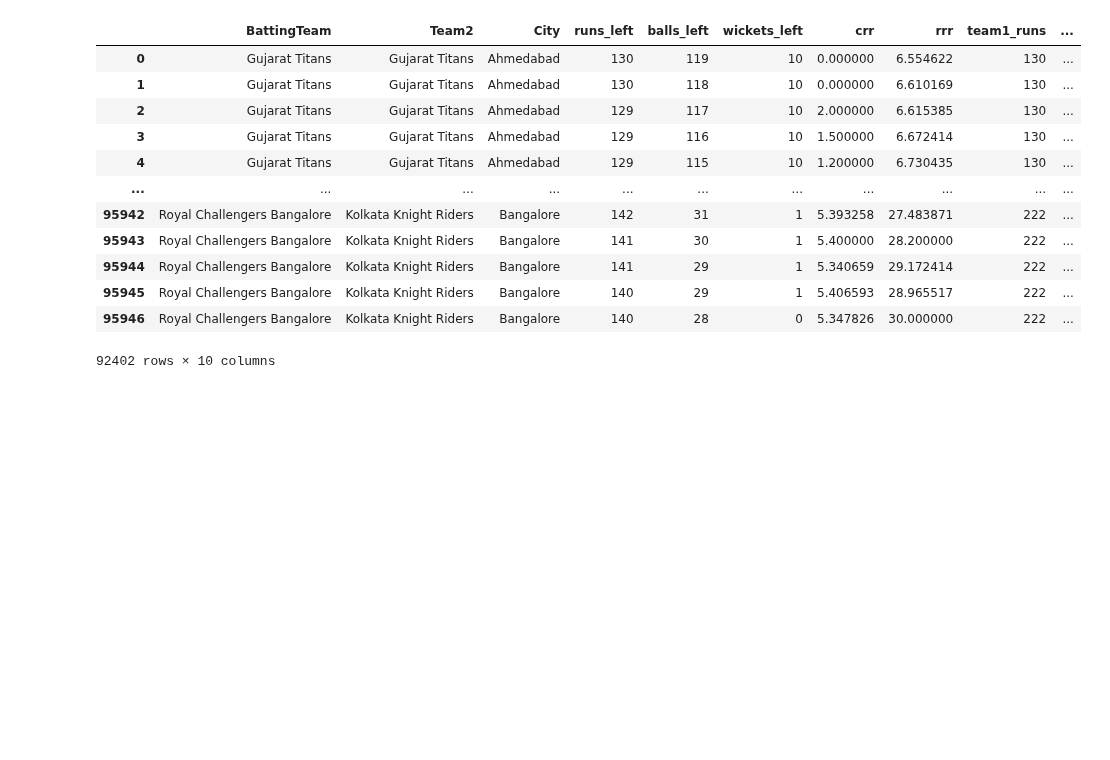
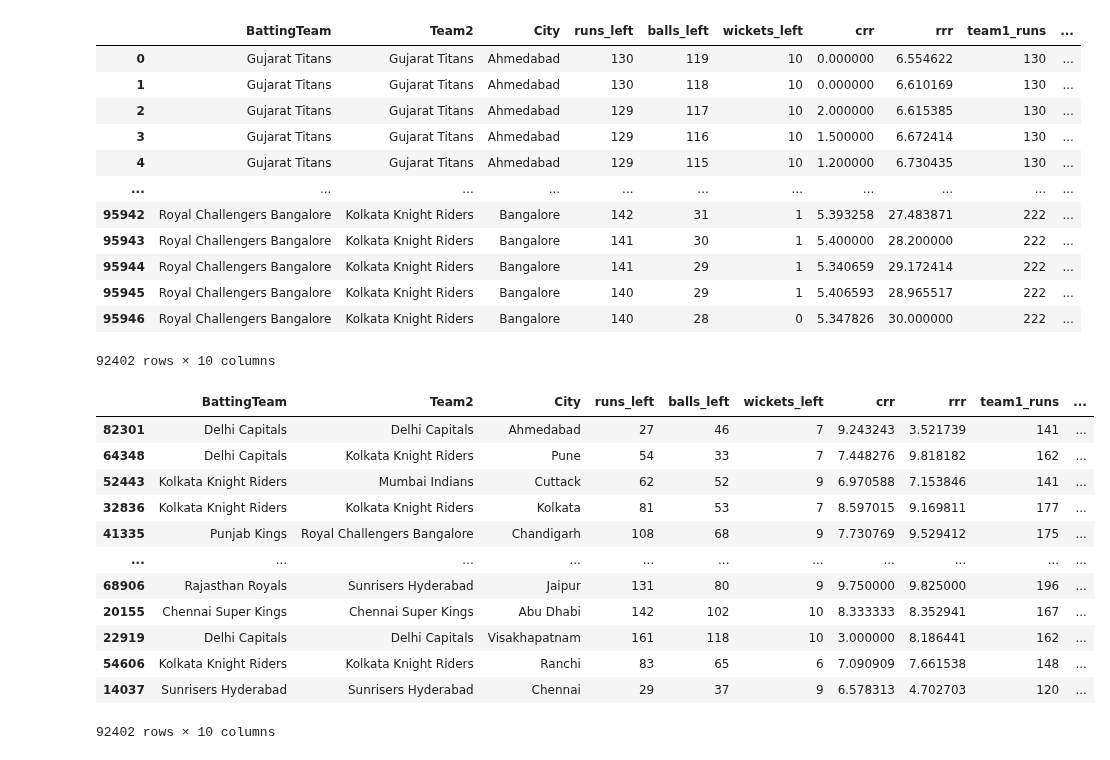
Before and after one commit to bainskarman/projects, a Jupyter notebook: IPL Winner Prediction/notebook.ipynb, the cells around one changed output. Cells and saved outputs as stored; diff of their text form; code cells hidden in the pictures; blank space fills up the shorter version.

```diff
--- a/IPL Winner Prediction/notebook.ipynb
+++ b/IPL Winner Prediction/notebook.ipynb
@@ -323,0 +324,16 @@ df=df.sample(df.shape[0])
+# %%
+fdf
+# %% [output]
+|  | BattingTeam | Team2 | City | runs_left | balls_left | wickets_left | crr | rrr | team1_runs | ... |
+| 82301 | Delhi Capitals | Delhi Capitals | Ahmedabad | 27 | 46 | 7 | 9.243243 | 3.521739 | 141 | ... |
+| 64348 | Delhi Capitals | Kolkata Knight Riders | Pune | 54 | 33 | 7 | 7.448276 | 9.818182 | 162 | ... |
+| 52443 | Kolkata Knight Riders | Mumbai Indians | Cuttack | 62 | 52 | 9 | 6.970588 | 7.153846 | 141 | ... |
+| 32836 | Kolkata Knight Riders | Kolkata Knight Riders | Kolkata | 81 | 53 | 7 | 8.597015 | 9.169811 | 177 | ... |
+| 41335 | Punjab Kings | Royal Challengers Bangalore | Chandigarh | 108 | 68 | 9 | 7.730769 | 9.529412 | 175 | ... |
+| ... | ... | ... | ... | ... | ... | ... | ... | ... | ... | ... |
+| 68906 | Rajasthan Royals | Sunrisers Hyderabad | Jaipur | 131 | 80 | 9 | 9.750000 | 9.825000 | 196 | ... |
+| 20155 | Chennai Super Kings | Chennai Super Kings | Abu Dhabi | 142 | 102 | 10 | 8.333333 | 8.352941 | 167 | ... |
+| 22919 | Delhi Capitals | Delhi Capitals | Visakhapatnam | 161 | 118 | 10 | 3.000000 | 8.186441 | 162 | ... |
+| 54606 | Kolkata Knight Riders | Kolkata Knight Riders | Ranchi | 83 | 65 | 6 | 7.090909 | 7.661538 | 148 | ... |
+| 14037 | Sunrisers Hyderabad | Sunrisers Hyderabad | Chennai | 29 | 37 | 9 | 6.578313 | 4.702703 | 120 | ... |
+92402 rows × 10 columns
```
Also changed, not shown: parts of 13 cells of this notebook.
